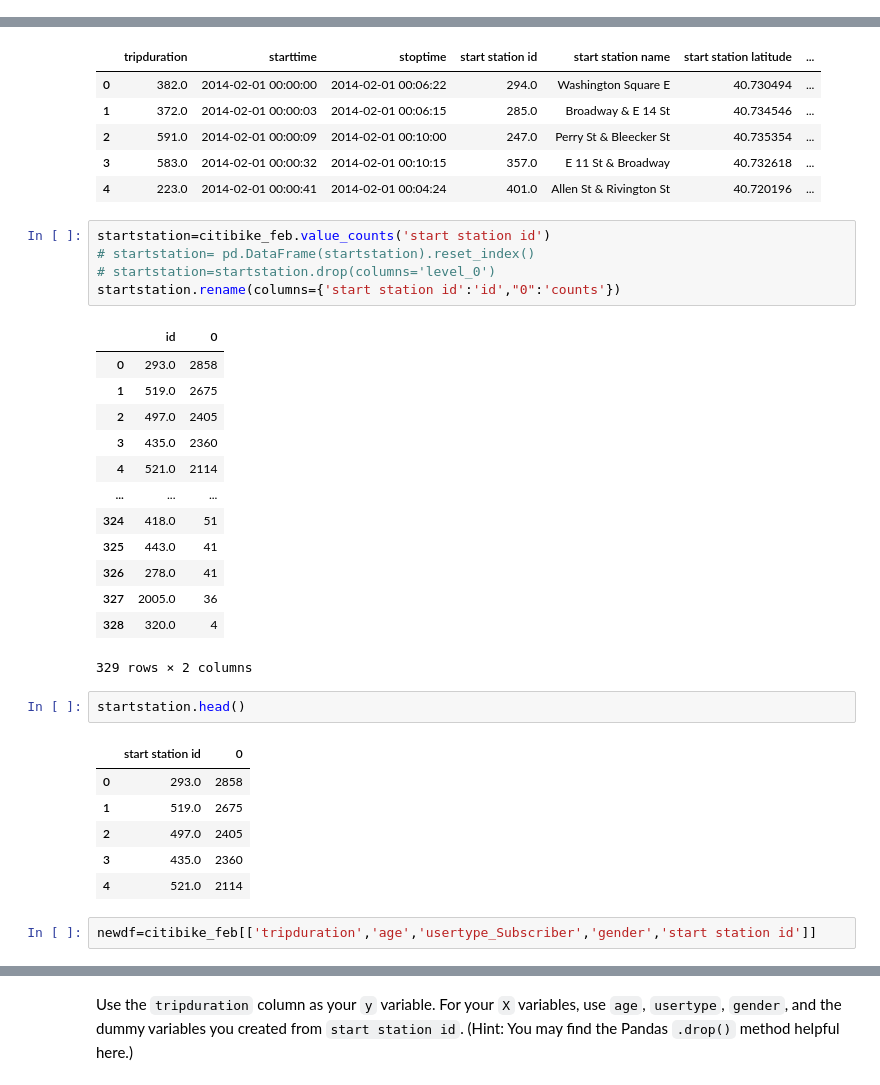
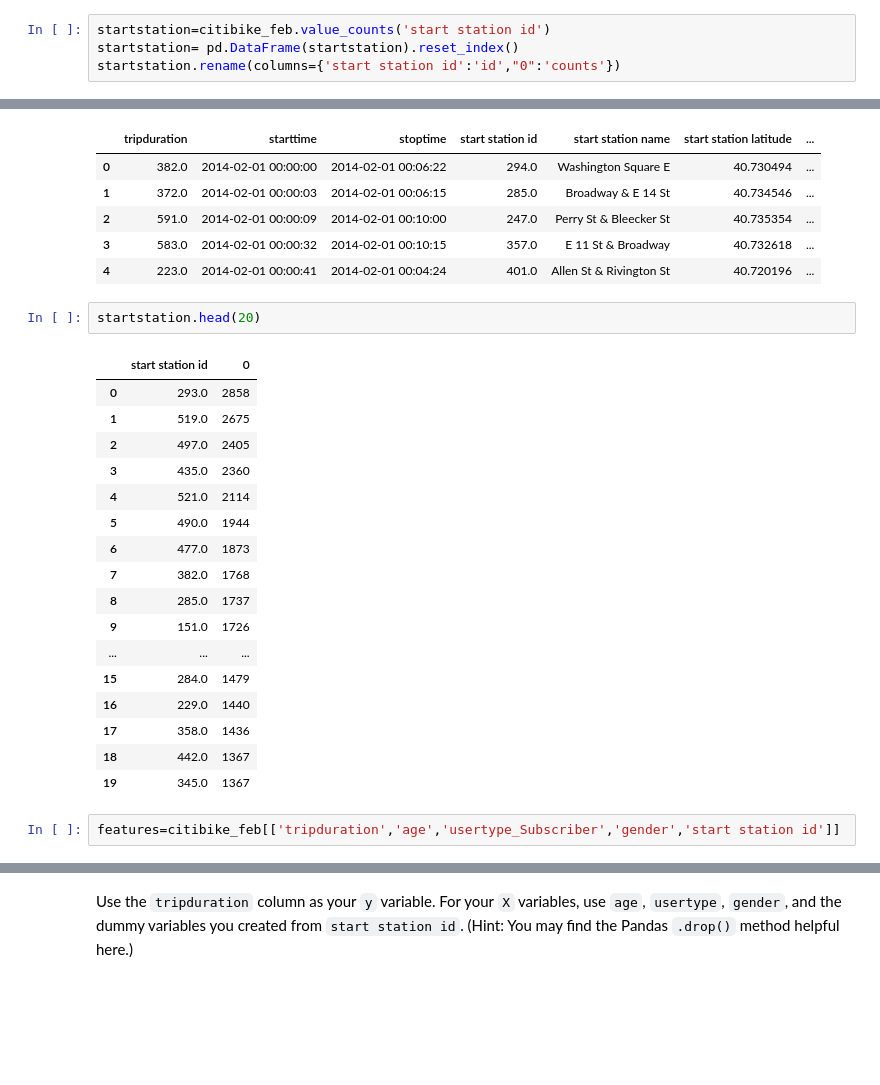
Before and after one commit to mduff12/mduff12, a Jupyter notebook: labs/3.02-lab-regression-and-model-validation-master/starter-code.ipynb, the cells around one changed output, grey strips where cells are left out. Drawn from its saved outputs; the diff is of its cells as text; blank space fills up the shorter version.

```diff
--- a/labs/3.02-lab-regression-and-model-validation-master/starter-code.ipynb
+++ b/labs/3.02-lab-regression-and-model-validation-master/starter-code.ipynb
@@ -296,3 +301,7 @@ Look at the size of your data. What is a good proportion for your split? **Justi
 citibike_feb.shape
 # %% [output]
 (217921, 17)
+# %%
+startstation=citibike_feb.value_counts('start station id')
+startstation= pd.DataFrame(startstation).reset_index()
+startstation.rename(columns={'start station id':'id',"0":'counts'})
@@ -305,33 +328,25 @@ citibike_feb.head()
 | 2 | 591.0 | 2014-02-01 00:00:09 | 2014-02-01 00:10:00 | 247.0 | Perry St & Bleecker St | 40.735354 | ... |
 | 3 | 583.0 | 2014-02-01 00:00:32 | 2014-02-01 00:10:15 | 357.0 | E 11 St & Broadway | 40.732618 | ... |
 | 4 | 223.0 | 2014-02-01 00:00:41 | 2014-02-01 00:04:24 | 401.0 | Allen St & Rivington St | 40.720196 | ... |
-# %%
-startstation=citibike_feb.value_counts('start station id')
-# startstation= pd.DataFrame(startstation).reset_index()
-# startstation=startstation.drop(columns='level_0')
-startstation.rename(columns={'start station id':'id',"0":'counts'})
-# %% [output]
-|  | id | 0 |
-| 0 | 293.0 | 2858 |
-| 1 | 519.0 | 2675 |
-| 2 | 497.0 | 2405 |
-| 3 | 435.0 | 2360 |
-| 4 | 521.0 | 2114 |
-| ... | ... | ... |
-| 324 | 418.0 | 51 |
-| 325 | 443.0 | 41 |
-| 326 | 278.0 | 41 |
-| 327 | 2005.0 | 36 |
-| 328 | 320.0 | 4 |
-329 rows × 2 columns
 # %%
-startstation.head()
+startstation.head(20)
 # %% [output]
 |  | start station id | 0 |
 | 0 | 293.0 | 2858 |
 | 1 | 519.0 | 2675 |
 | 2 | 497.0 | 2405 |
 | 3 | 435.0 | 2360 |
 | 4 | 521.0 | 2114 |
+| 5 | 490.0 | 1944 |
+| 6 | 477.0 | 1873 |
+| 7 | 382.0 | 1768 |
+| 8 | 285.0 | 1737 |
+| 9 | 151.0 | 1726 |
+| ... | ... | ... |
+| 15 | 284.0 | 1479 |
+| 16 | 229.0 | 1440 |
+| 17 | 358.0 | 1436 |
+| 18 | 442.0 | 1367 |
+| 19 | 345.0 | 1367 |
 # %%
-newdf=citibike_feb[['tripduration','age','usertype_Subscriber','gender','start station id']]
+features=citibike_feb[['tripduration','age','usertype_Subscriber','gender','start station id']]
```
Also changed, not shown: parts of 34 cells of this notebook.
